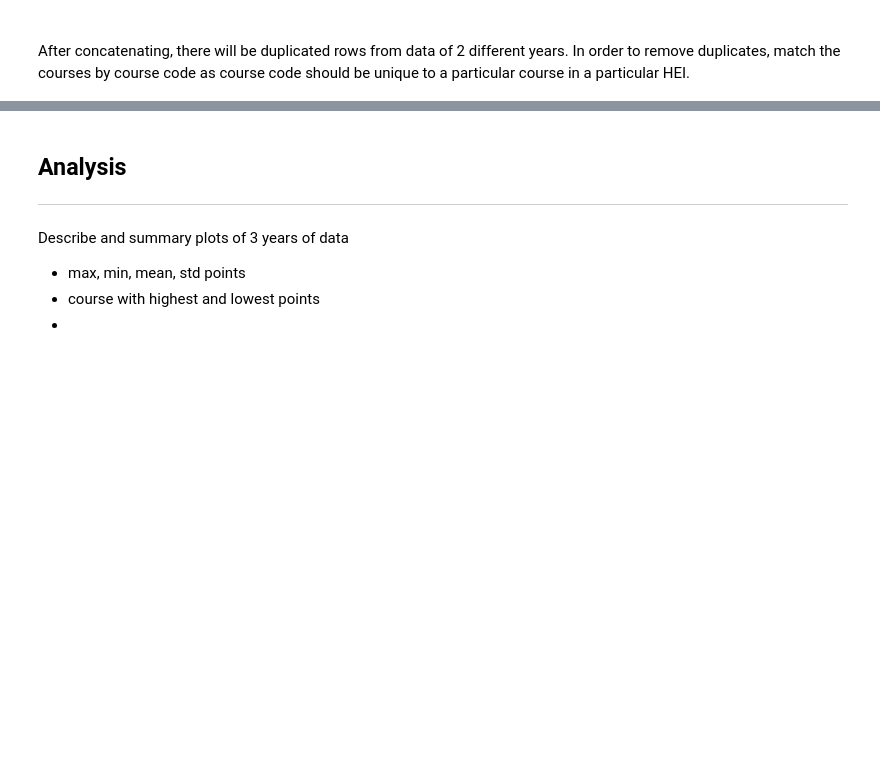
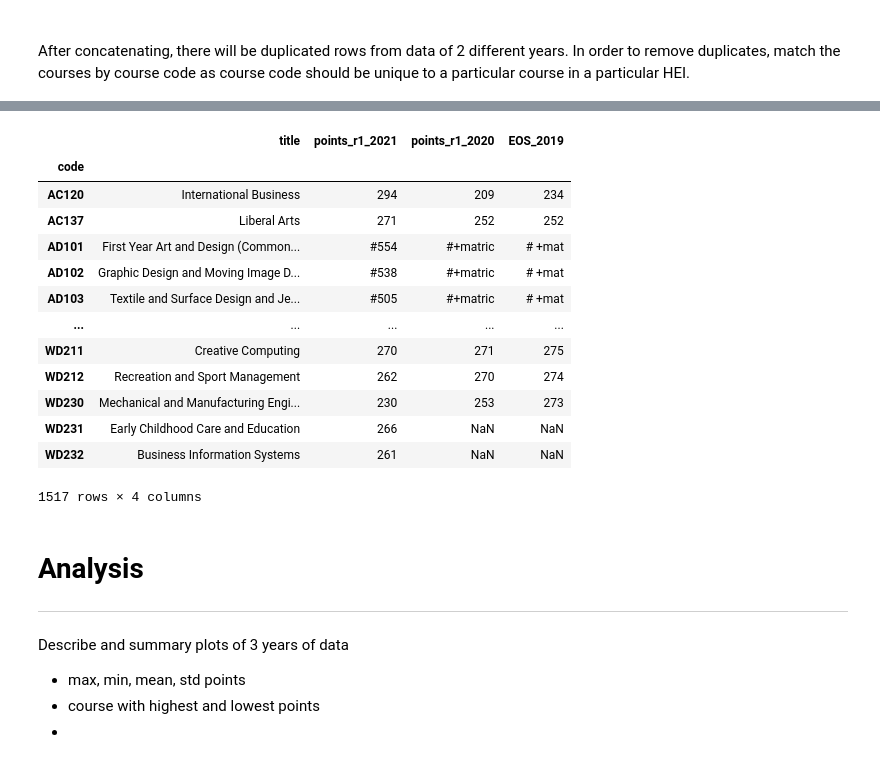
Before and after one commit to HazelIP/Fundamental_DA, a Jupyter notebook: CAO/cao.ipynb, the cells around one changed output, grey strips where cells are left out. Cells and saved outputs as stored; diff of their text form; code cells hidden in the pictures; blank space fills up the shorter version.

Commit message:
join all 3 years as 1 df

```diff
--- a/CAO/cao.ipynb
+++ b/CAO/cao.ipynb
@@ -373,3 +550,3 @@ allcourses.set_index('code', inplace=True)
 # %%
-allcourses = allcourses.join(df2021[['points_r1_2021']])
-allcourses
+courses_2120 = courses_2120.join(df2021[['points_r1_2021']])
+courses_2120
@@ -385,4 +606,4 @@ df2020_r1
 # %%
 # Join 2020 points to allcourses.
-allcourses = allcourses.join(df2020_r1)
-allcourses
+courses_2120 = courses_2120.join(df2020_r1)
+courses_2120
@@ -390,0 +644,5 @@ allcourses
+# %%
+
+df2019_eos = df2019[['code', 'EOS']]
+df2019_eos.columns = ['code', 'EOS_2019']
+df2019_eos
@@ -390,0 +663,4 @@ allcourses
+# %%
+# set code as index
+df2019_eos.set_index('code', inplace=True)
+df2019_eos
@@ -391,6 +719,24 @@ allcourses
+# %%
+# join 2019 eos to courses3yrs
+courses3yrs = courses_2120.join(df2019_eos)
+courses3yrs
+# %% [output]
+|  | title | points_r1_2021 | points_r1_2020 | EOS_2019 |
+| code |  |  |  |  |
+| AC120 | International Business | 294 | 209 | 234 |
+| AC137 | Liberal Arts | 271 | 252 | 252 |
+| AD101 | First Year Art and Design (Common... | #554 | #+matric | # +mat |
+| AD102 | Graphic Design and Moving Image D... | #538 | #+matric | # +mat |
+| AD103 | Textile and Surface Design and Je... | #505 | #+matric | # +mat |
+| ... | ... | ... | ... | ... |
+| WD211 | Creative Computing | 270 | 271 | 275 |
+| WD212 | Recreation and Sport Management | 262 | 270 | 274 |
+| WD230 | Mechanical and Manufacturing Engi... | 230 | 253 | 273 |
+| WD231 | Early Childhood Care and Education | 266 | NaN | NaN |
+| WD232 | Business Information Systems | 261 | NaN | NaN |
+1517 rows × 4 columns
 # %% [markdown]
-
-## Analysis
+# Analysis
 ***
 # %% [markdown]
 Describe and summary plots of 3 years of data
```
Also changed, not shown: parts of 58 cells of this notebook, 15 other files.
